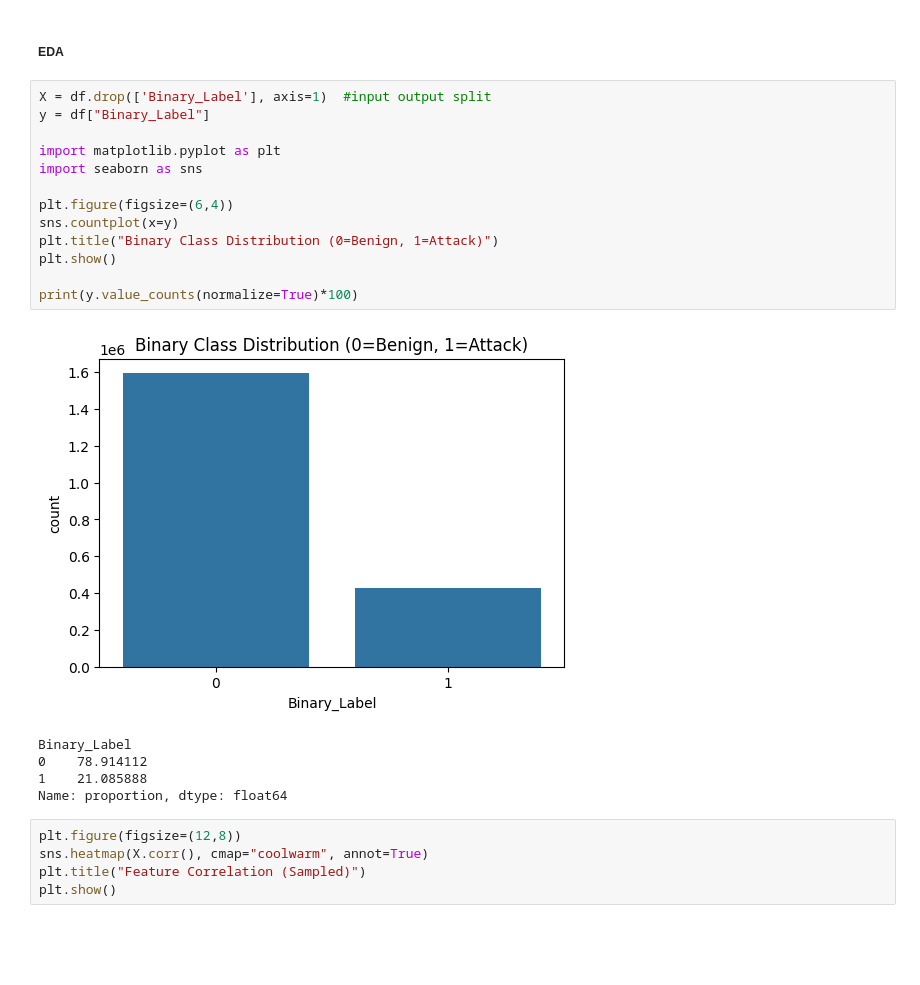
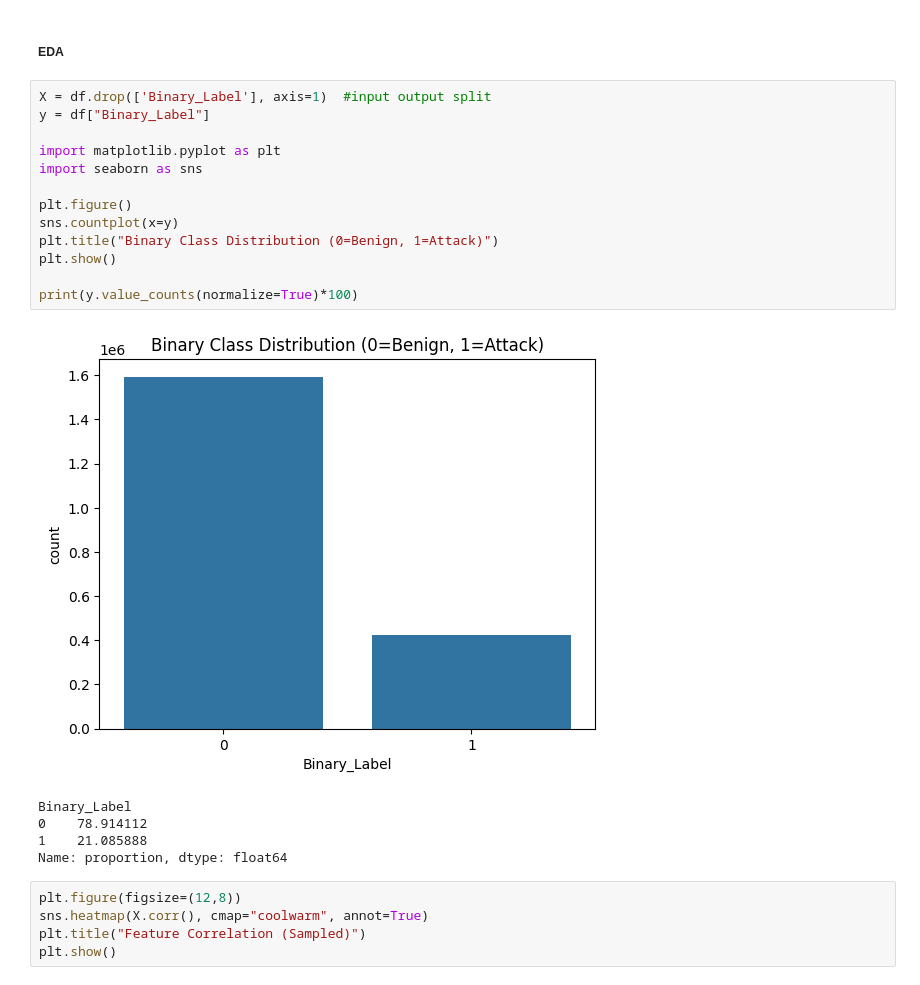
Before and after one commit to akanksha-dev9/Intrusion-Detection-System, a Jupyter notebook: src/train.ipynb, the cells around one changed output. Cells and saved outputs as stored; diff of their text form; blank space fills up the shorter version.

```diff
--- a/src/train.ipynb
+++ b/src/train.ipynb
@@ -97,18 +97,18 @@ df.sample(5)
 # %%
 X = df.drop(['Binary_Label'], axis=1)  #input output split
 y = df["Binary_Label"]
 
 import matplotlib.pyplot as plt
 import seaborn as sns
 
-plt.figure(figsize=(6,4))
+plt.figure()
 sns.countplot(x=y)
 plt.title("Binary Class Distribution (0=Benign, 1=Attack)")
 plt.show()
 
 print(y.value_counts(normalize=True)*100)
 # %% [output]
-[figure, old version]
+[figure, new version]
 Binary_Label
 0    78.914112
 1    21.085888
```
Also changed, not shown: parts of 18 cells of this notebook, 2 other files.
